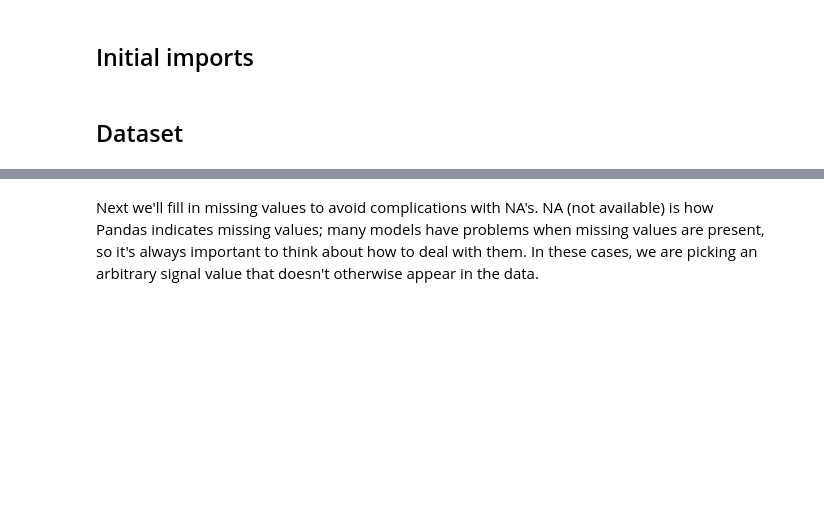
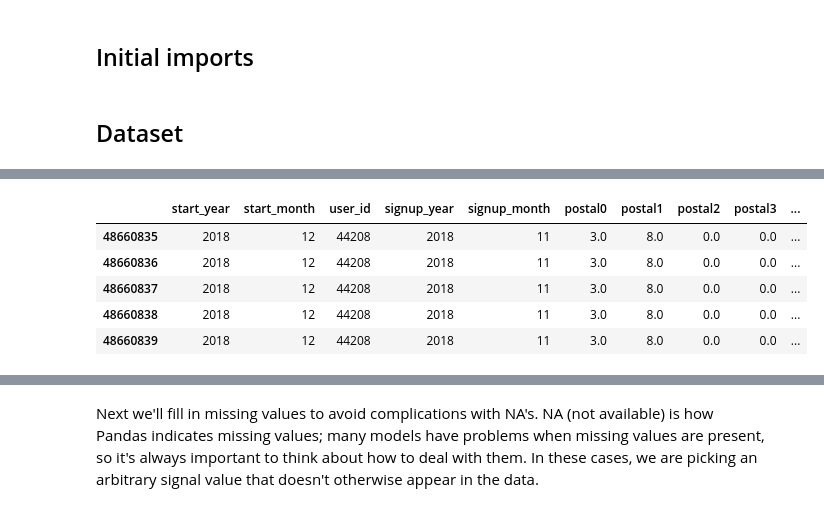
Before and after one commit to tomilsinszki/machine_learning, a Jupyter notebook: RabattCorner.ipynb, the cells around one changed output, grey strips where cells are left out. Cells and saved outputs as stored; diff of their text form; code cells hidden in the pictures; blank space fills up the shorter version.

```diff
--- a/RabattCorner.ipynb
+++ b/RabattCorner.ipynb
@@ -43,0 +47,9 @@ test, train, validation = tables
+# %%
+train.tail(5)
+# %% [output]
+|  | start_year | start_month | user_id | signup_year | signup_month | postal0 | postal1 | postal2 | postal3 | ... |
+| 48660835 | 2018 | 12 | 44208 | 2018 | 11 | 3.0 | 8.0 | 0.0 | 0.0 | ... |
+| 48660836 | 2018 | 12 | 44208 | 2018 | 11 | 3.0 | 8.0 | 0.0 | 0.0 | ... |
+| 48660837 | 2018 | 12 | 44208 | 2018 | 11 | 3.0 | 8.0 | 0.0 | 0.0 | ... |
+| 48660838 | 2018 | 12 | 44208 | 2018 | 11 | 3.0 | 8.0 | 0.0 | 0.0 | ... |
+| 48660839 | 2018 | 12 | 44208 | 2018 | 11 | 3.0 | 8.0 | 0.0 | 0.0 | ... |
```
Also changed, not shown: parts of 32 cells of this notebook.
